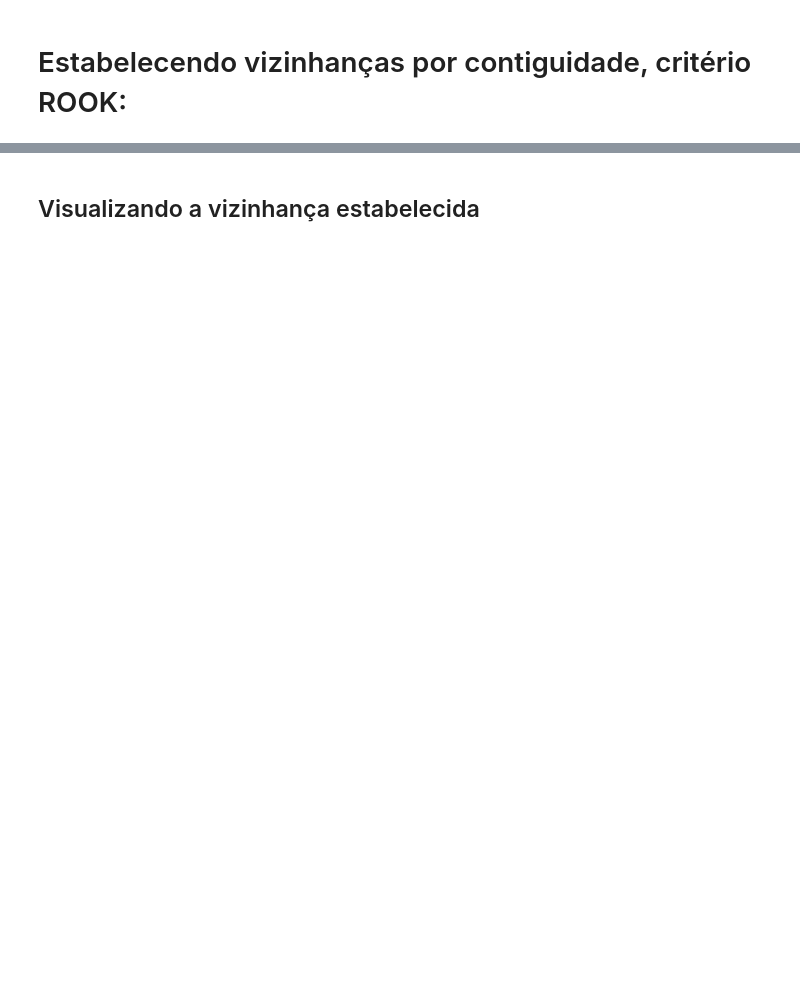
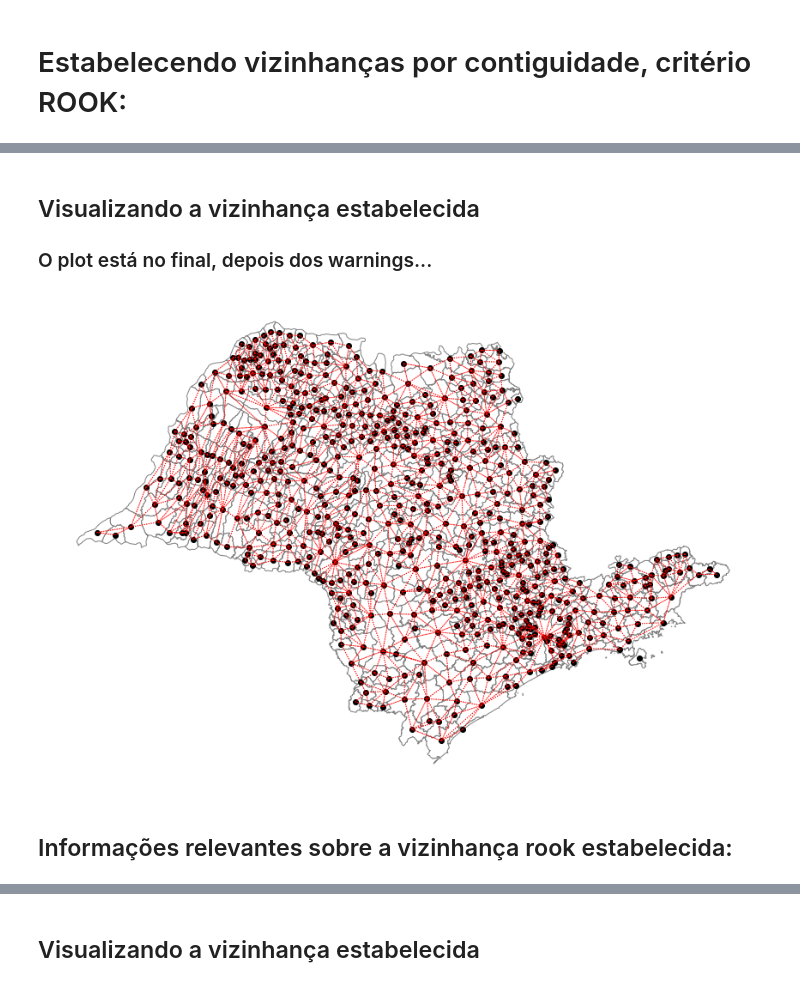
Before and after one commit to whaner/Spatial-Analysis, a Jupyter notebook: Spatial Analysis - Vizinhanças e Esda.ipynb, the cells around one changed output, grey strips where cells are left out. Drawn from its saved outputs; the diff is of its cells as text; code cells hidden in the pictures; blank space fills up the shorter version.

```diff
--- a/Spatial Analysis - Vizinhanças e Esda.ipynb
+++ b/Spatial Analysis - Vizinhanças e Esda.ipynb
@@ -90,0 +187,13 @@ w_rook = Rook.from_dataframe(shp_sp_m)
+# %% [markdown]
+## Visualizando a vizinhança estabelecida
+### O plot está no final, depois dos warnings...
+# %%
+ax = shp_sp_m.plot(edgecolor='grey', facecolor='w', figsize = (15,15))
+f,ax = w_rook.plot(shp_sp_m, ax=ax,
+        edge_kws=dict(color='r', linestyle=':', linewidth=1),
+        node_kws=dict(marker='o'))
+ax.set_axis_off()
+# %% [output]
+[figure, added]
+# %% [markdown]
+## Informações relevantes sobre a vizinhança rook estabelecida:
```
Also changed, not shown: parts of 62 cells of this notebook, 8 other files.
